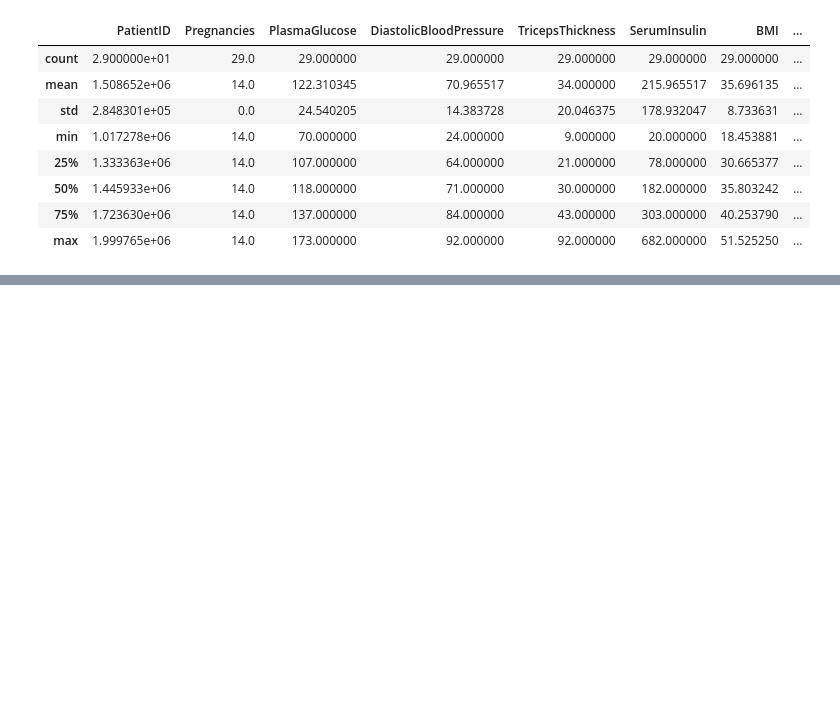
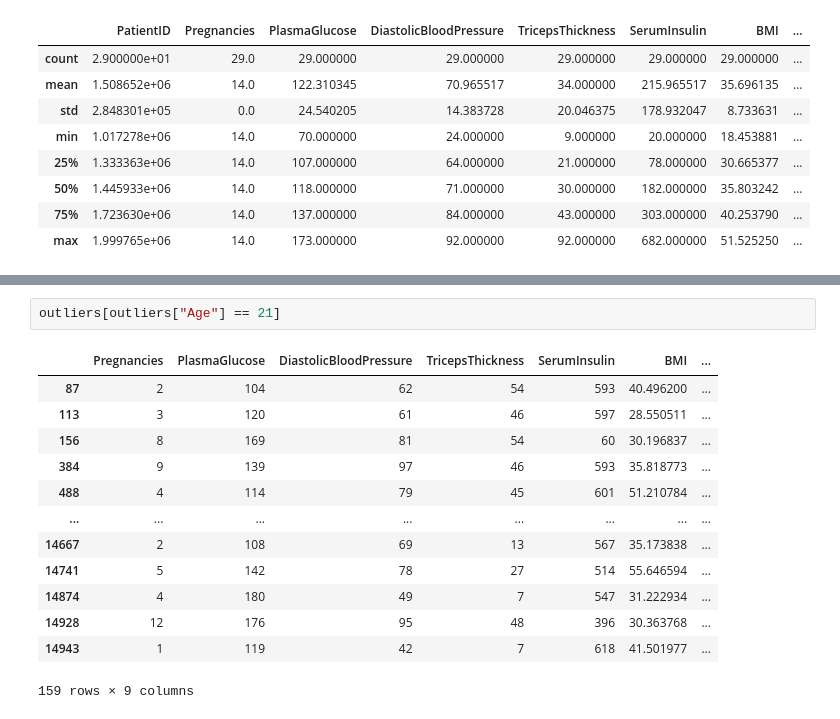
Before and after one commit to Lucky12348/diabetes_prediction, a Jupyter notebook: EDA.ipynb, the cells around one changed output, grey strips where cells are left out. Drawn from its saved outputs; the diff is of its cells as text; blank space fills up the shorter version.

```diff
--- a/EDA.ipynb
+++ b/EDA.ipynb
@@ -270,0 +327,16 @@ Total_women_per_Pregnancies.describe()
+# %%
+outliers[outliers["Age"] == 21]
+# %% [output]
+|  | Pregnancies | PlasmaGlucose | DiastolicBloodPressure | TricepsThickness | SerumInsulin | BMI | ... |
+| 87 | 2 | 104 | 62 | 54 | 593 | 40.496200 | ... |
+| 113 | 3 | 120 | 61 | 46 | 597 | 28.550511 | ... |
+| 156 | 8 | 169 | 81 | 54 | 60 | 30.196837 | ... |
+| 384 | 9 | 139 | 97 | 46 | 593 | 35.818773 | ... |
+| 488 | 4 | 114 | 79 | 45 | 601 | 51.210784 | ... |
+| ... | ... | ... | ... | ... | ... | ... | ... |
+| 14667 | 2 | 108 | 69 | 13 | 567 | 35.173838 | ... |
+| 14741 | 5 | 142 | 78 | 27 | 514 | 55.646594 | ... |
+| 14874 | 4 | 180 | 49 | 7 | 547 | 31.222934 | ... |
+| 14928 | 12 | 176 | 95 | 48 | 396 | 30.363768 | ... |
+| 14943 | 1 | 119 | 42 | 7 | 618 | 41.501977 | ... |
+159 rows × 9 columns
```
Also changed, not shown: parts of 3 cells of this notebook.
